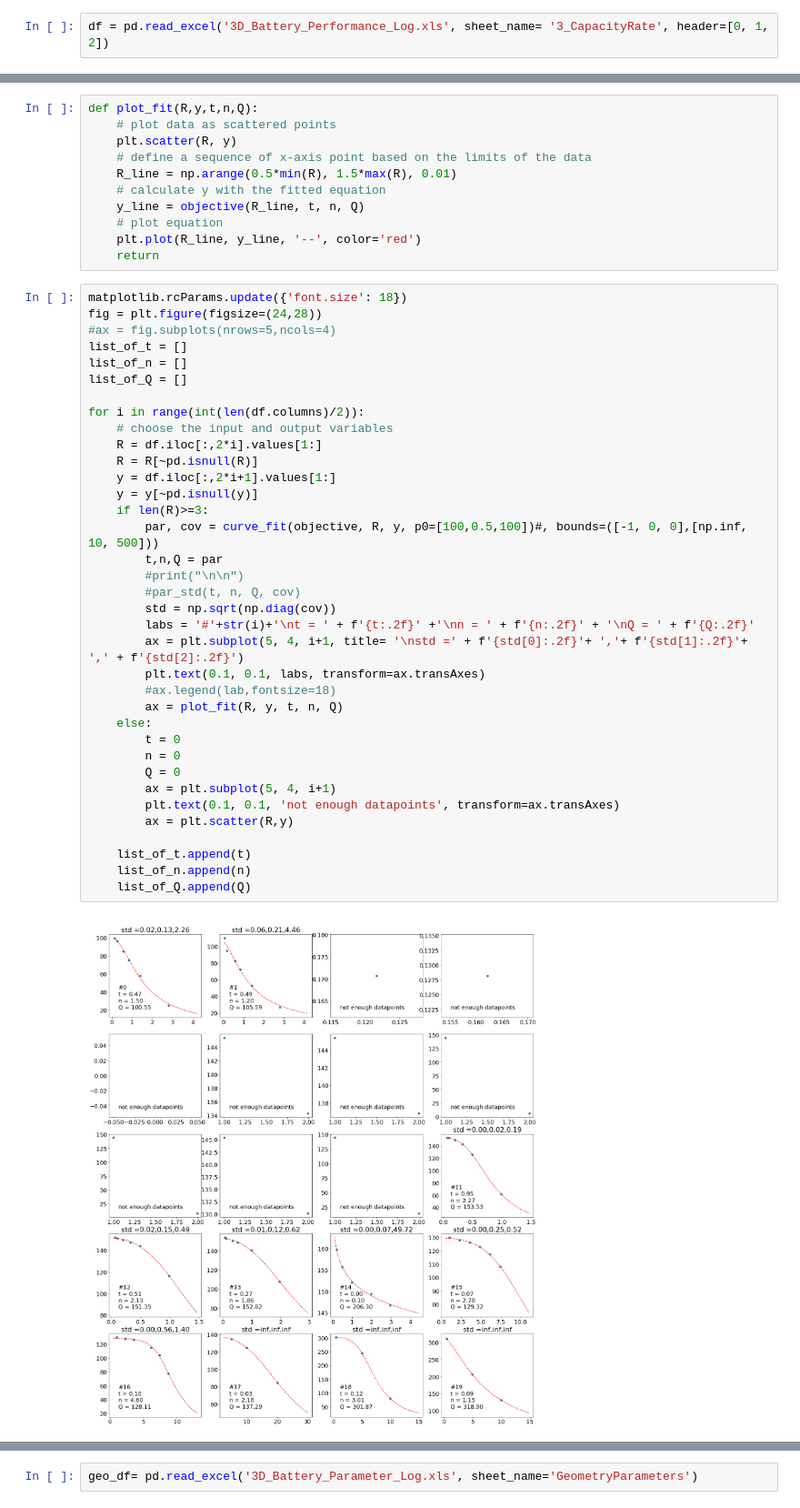
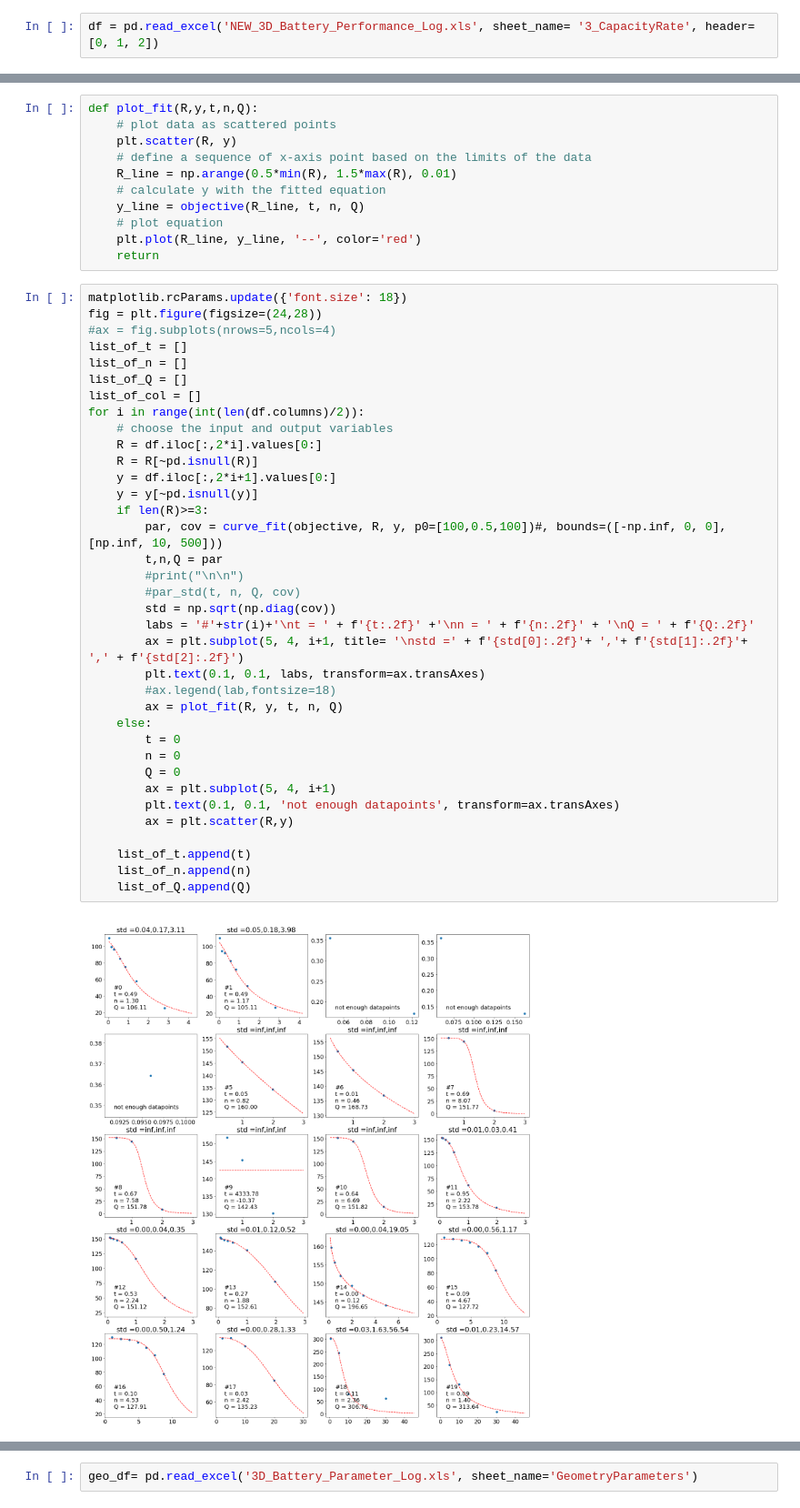
Before and after one commit to BatteryDesign/BatteryRateCap, a Jupyter notebook: Rate_Capacity_Fit.ipynb, the cells around one changed output, grey strips where cells are left out. Shown at 91% size. Saved outputs shown, nothing was run; the diff lists cells and outputs as text.

```diff
--- a/Rate_Capacity_Fit.ipynb
+++ b/Rate_Capacity_Fit.ipynb
@@ -66,5 +67,5 @@ df['1_Discharge (Cover2)']['Paper # 32'].head(5)
 # %%
-df = pd.read_excel('3D_Battery_Performance_Log.xls', sheet_name= '3_CapacityRate', header=[0, 1, 2])
+df = pd.read_excel('NEW_3D_Battery_Performance_Log.xls', sheet_name= '3_CapacityRate', header=[0, 1, 2])
 # %%
 df
 # %% [output]
@@ -150,35 +135,35 @@ fig = plt.figure(figsize=(24,28))
 #ax = fig.subplots(nrows=5,ncols=4)
 list_of_t = []
 list_of_n = []
 list_of_Q = []
-
+list_of_col = []
 for i in range(int(len(df.columns)/2)):
     # choose the input and output variables
-    R = df.iloc[:,2*i].values[1:]
+    R = df.iloc[:,2*i].values[0:]
     R = R[~pd.isnull(R)]
-    y = df.iloc[:,2*i+1].values[1:]
+    y = df.iloc[:,2*i+1].values[0:]
     y = y[~pd.isnull(y)]
     if len(R)>=3:
-        par, cov = curve_fit(objective, R, y, p0=[100,0.5,100])#, bounds=([-1, 0, 0],[np.inf, 10, 500]))
+        par, cov = curve_fit(objective, R, y, p0=[100,0.5,100])#, bounds=([-np.inf, 0, 0],[np.inf, 10, 500]))
         t,n,Q = par
         #print("\n\n")
         #par_std(t, n, Q, cov)
         std = np.sqrt(np.diag(cov))
         labs = '#'+str(i)+'\nt = ' + f'{t:.2f}' +'\nn = ' + f'{n:.2f}' + '\nQ = ' + f'{Q:.2f}'
         ax = plt.subplot(5, 4, i+1, title= '\nstd =' + f'{std[0]:.2f}'+ ','+ f'{std[1]:.2f}'+ ',' + f'{std[2]:.2f}')
         plt.text(0.1, 0.1, labs, transform=ax.transAxes)
         #ax.legend(lab,fontsize=18)
         ax = plot_fit(R, y, t, n, Q)
     else:
         t = 0
         n = 0
         Q = 0
         ax = plt.subplot(5, 4, i+1)
         plt.text(0.1, 0.1, 'not enough datapoints', transform=ax.transAxes)
         ax = plt.scatter(R,y)
 
     list_of_t.append(t)
     list_of_n.append(n)
     list_of_Q.append(Q)
 # %% [output]
-[figure, old version]
+[figure, new version]
```
Also changed, not shown: parts of 21 cells of this notebook.
